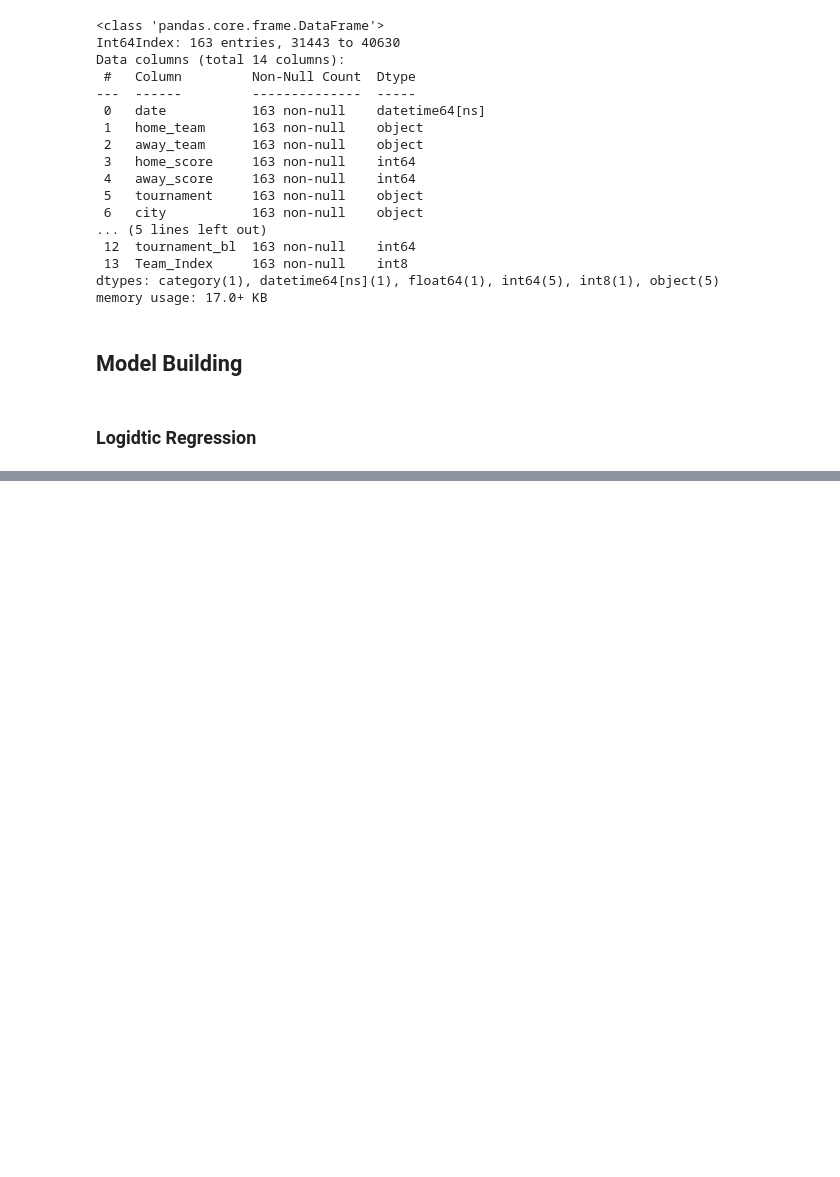
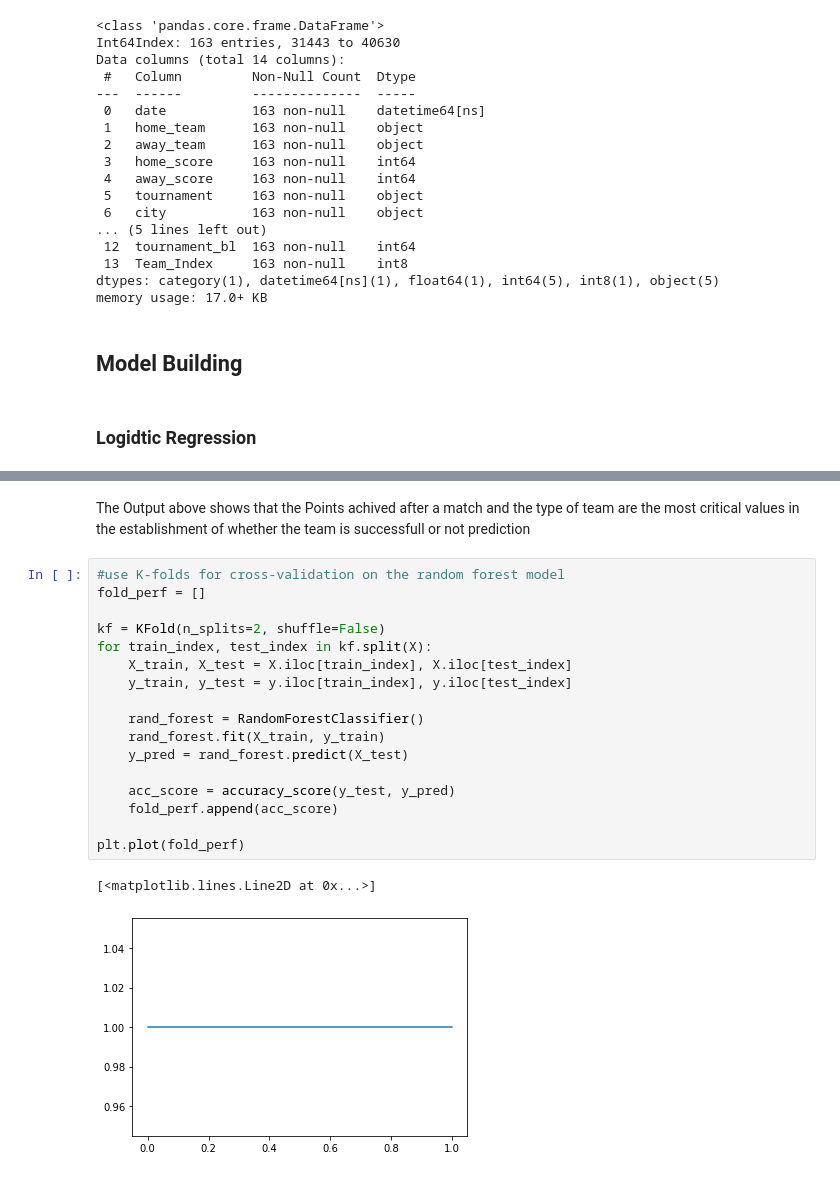
Before and after one commit to ch1b4d4/Week-6-IP-Datasets, a Jupyter notebook: 15_APR_Samson_Chibudu_Nyiro_IP.ipynb, the cells around one changed output, grey strips where cells are left out. Cells and saved outputs as stored; diff of their text form; blank space fills up the shorter version.

```diff
--- a/15_APR_Samson_Chibudu_Nyiro_IP.ipynb
+++ b/15_APR_Samson_Chibudu_Nyiro_IP.ipynb
@@ -910,0 +1143,22 @@ TypeError: float() argument must be a string or a number, not 'Timestamp'
+# %% [markdown]
+The Output above shows that the Points achived after a match and the type of team are the most critical values in the establishment of whether the team is successfull or not prediction
+# %%
+#use K-folds for cross-validation on the random forest model
+fold_perf = []
+
+kf = KFold(n_splits=2, shuffle=False)
+for train_index, test_index in kf.split(X):
+    X_train, X_test = X.iloc[train_index], X.iloc[test_index]
+    y_train, y_test = y.iloc[train_index], y.iloc[test_index]
+
+    rand_forest = RandomForestClassifier()
+    rand_forest.fit(X_train, y_train)
+    y_pred = rand_forest.predict(X_test)
+
+    acc_score = accuracy_score(y_test, y_pred)
+    fold_perf.append(acc_score)
+
+plt.plot(fold_perf)
+# %% [output]
+[<matplotlib.lines.Line2D at 0x...>]
+[figure, added]
```
Also changed, not shown: parts of 36 cells of this notebook, 1 other file.
